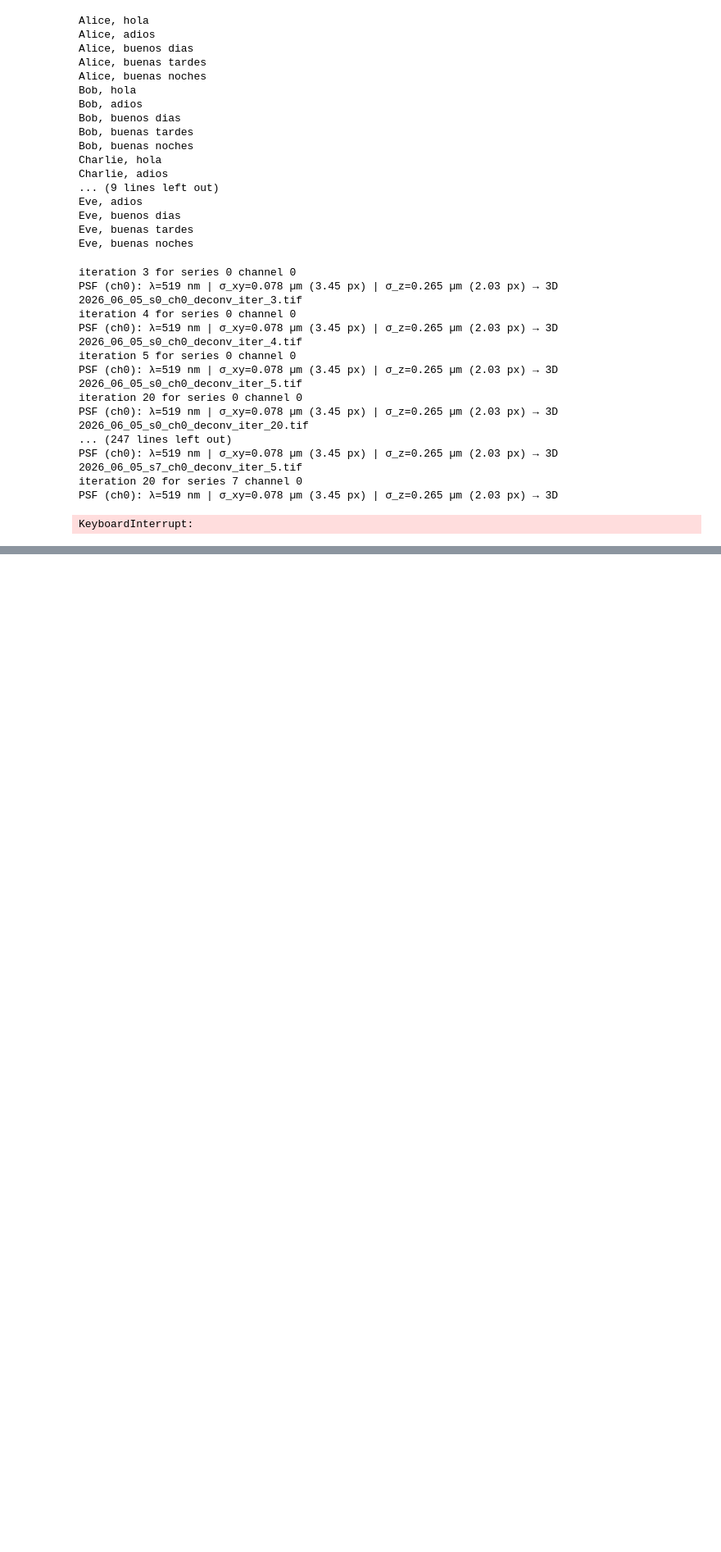
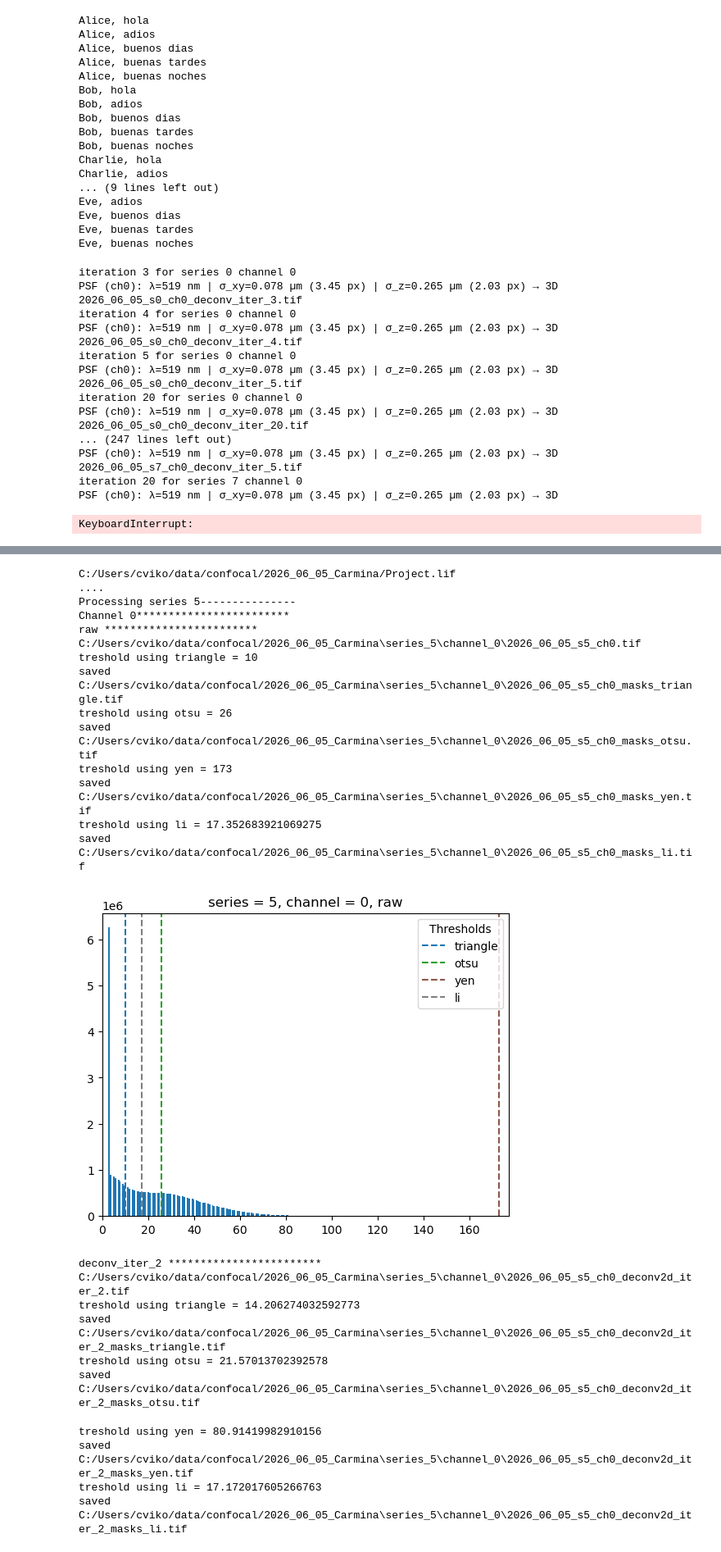
Before and after one commit to gmalagonv/confocal, a Jupyter notebook: analysis_notebooks/26_06_05.ipynb, the cells around one changed output, grey strips where cells are left out. Shown at 82% size. Saved outputs shown, nothing was run; the diff lists cells and outputs as text; code cells hidden in the pictures; blank space fills up the shorter version.

Commit message:
tresholding updated

```diff
--- a/analysis_notebooks/26_06_05.ipynb
+++ b/analysis_notebooks/26_06_05.ipynb
@@ -157,0 +156,29 @@ print(os.cpu_count())
+# %%
+#thresholding(date, user, series_list, deconv_iter_list, do_plot = True )
+results = thresholding(date, user, [5], [2], do_plot = True )
+# %% [output]
+C:/Users/cviko/data/confocal/2026_06_05_Carmina/Project.lif
+....
+Processing series 5---------------
+Channel 0************************
+raw ************************
+C:/Users/cviko/data/confocal/2026_06_05_Carmina\series_5\channel_0\2026_06_05_s5_ch0.tif
+treshold using triangle = 10
+saved C:/Users/cviko/data/confocal/2026_06_05_Carmina\series_5\channel_0\2026_06_05_s5_ch0_masks_triangle.tif
+treshold using otsu = 26
+saved C:/Users/cviko/data/confocal/2026_06_05_Carmina\series_5\channel_0\2026_06_05_s5_ch0_masks_otsu.tif
+treshold using yen = 173
+saved C:/Users/cviko/data/confocal/2026_06_05_Carmina\series_5\channel_0\2026_06_05_s5_ch0_masks_yen.tif
+treshold using li = 17.352683921069275
+saved C:/Users/cviko/data/confocal/2026_06_05_Carmina\series_5\channel_0\2026_06_05_s5_ch0_masks_li.tif
+[figure, added]
+deconv_iter_2 ************************
+C:/Users/cviko/data/confocal/2026_06_05_Carmina\series_5\channel_0\2026_06_05_s5_ch0_deconv2d_iter_2.tif
+treshold using triangle = 14.206274032592773
+saved C:/Users/cviko/data/confocal/2026_06_05_Carmina\series_5\channel_0\2026_06_05_s5_ch0_deconv2d_iter_2_masks_triangle.tif
+treshold using otsu = 21.57013702392578
+saved C:/Users/cviko/data/confocal/2026_06_05_Carmina\series_5\channel_0\2026_06_05_s5_ch0_deconv2d_iter_2_masks_otsu.tif
+treshold using yen = 80.91419982910156
+saved C:/Users/cviko/data/confocal/2026_06_05_Carmina\series_5\channel_0\2026_06_05_s5_ch0_deconv2d_iter_2_masks_yen.tif
+treshold using li = 17.172017605266763
+saved C:/Users/cviko/data/confocal/2026_06_05_Carmina\series_5\channel_0\2026_06_05_s5_ch0_deconv2d_iter_2_masks_li.tif
```
Also changed, not shown: parts of 4 cells of this notebook, 1 other file.
